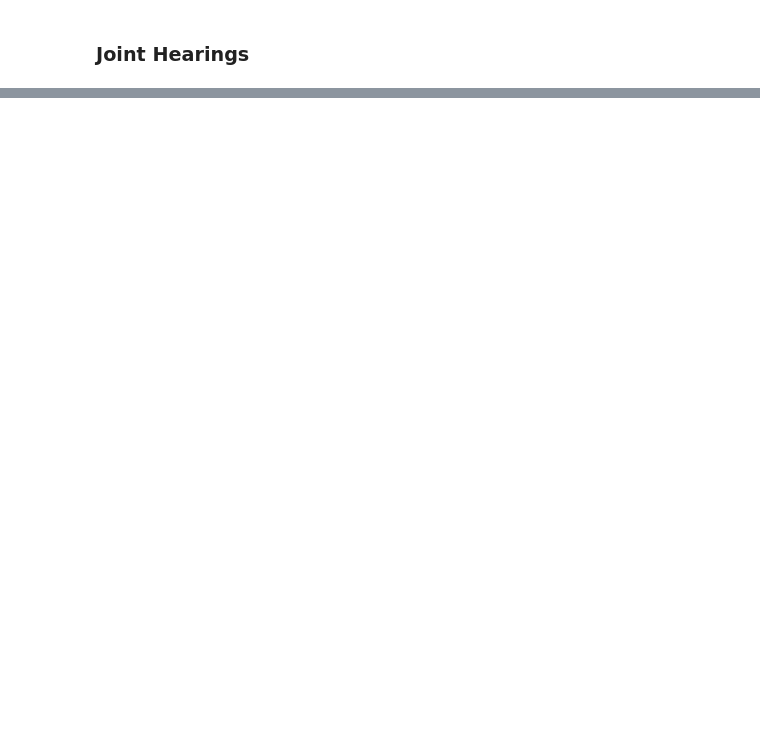
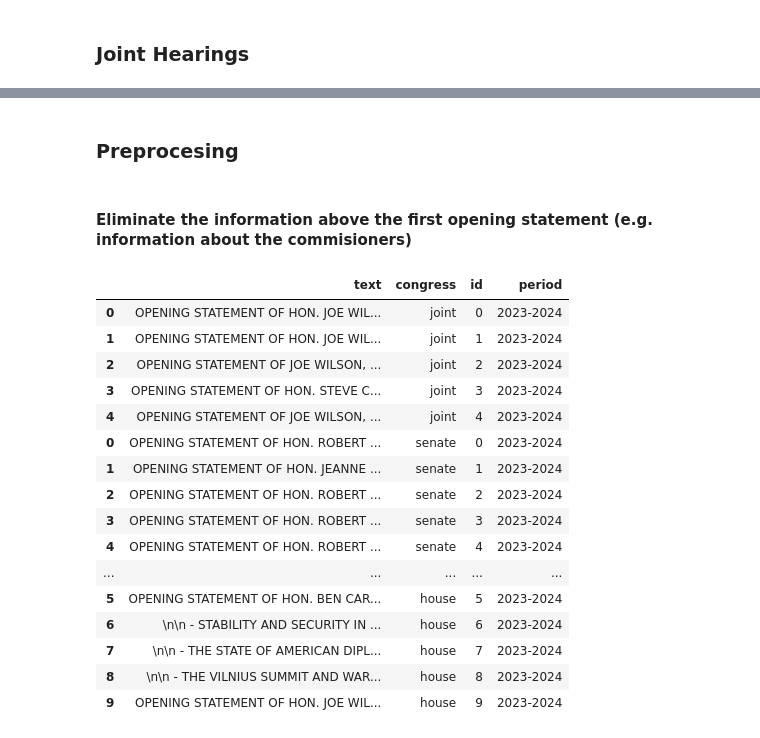
Before and after one commit to MariaFernandaOrtega/Topic-Modelling-Tutorial, a Jupyter notebook: Data and preprocessing.ipynb, the cells around one changed output, grey strips where cells are left out. Drawn from its saved outputs; the diff is of its cells as text; code cells hidden in the pictures; blank space fills up the shorter version.

```diff
--- a/Data and preprocessing.ipynb
+++ b/Data and preprocessing.ipynb
@@ -167,0 +217,36 @@ df_documents_joint
+# %% [markdown]
+### Preprocesing
+# %% [markdown]
+#### Eliminate the information above the first opening statement (e.g. information about the commisioners)
+# %%
+# Define a function to remove text before the first "OPENING STATEMENT" more efficiently
+def efficient_remove_text(text):
+    opening_statement_index = text.find("OPENING STATEMENT")
+    if opening_statement_index != -1:
+        return text[opening_statement_index:]
+    else:
+        return text
+
+# Apply the new function to each row in the 'text' column
+all_documents['text'] = all_documents['text'].apply(efficient_remove_text)
+
+
+all_documents
+# %% [output]
+|  | text | congress | id | period |
+| 0 | OPENING STATEMENT OF HON. JOE WIL... | joint | 0 | 2023-2024 |
+| 1 | OPENING STATEMENT OF HON. JOE WIL... | joint | 1 | 2023-2024 |
+| 2 | OPENING STATEMENT OF JOE WILSON, ... | joint | 2 | 2023-2024 |
+| 3 | OPENING STATEMENT OF HON. STEVE C... | joint | 3 | 2023-2024 |
+| 4 | OPENING STATEMENT OF JOE WILSON, ... | joint | 4 | 2023-2024 |
+| 0 | OPENING STATEMENT OF HON. ROBERT ... | senate | 0 | 2023-2024 |
+| 1 | OPENING STATEMENT OF HON. JEANNE ... | senate | 1 | 2023-2024 |
+| 2 | OPENING STATEMENT OF HON. ROBERT ... | senate | 2 | 2023-2024 |
+| 3 | OPENING STATEMENT OF HON. ROBERT ... | senate | 3 | 2023-2024 |
+| 4 | OPENING STATEMENT OF HON. ROBERT ... | senate | 4 | 2023-2024 |
+| ... | ... | ... | ... | ... |
+| 5 | OPENING STATEMENT OF HON. BEN CAR... | house | 5 | 2023-2024 |
+| 6 | \n\n - STABILITY AND SECURITY IN ... | house | 6 | 2023-2024 |
+| 7 | \n\n - THE STATE OF AMERICAN DIPL... | house | 7 | 2023-2024 |
+| 8 | \n\n - THE VILNIUS SUMMIT AND WAR... | house | 8 | 2023-2024 |
+| 9 | OPENING STATEMENT OF HON. JOE WIL... | house | 9 | 2023-2024 |
```
Also changed, not shown: parts of 9 cells of this notebook, 1 other file.
